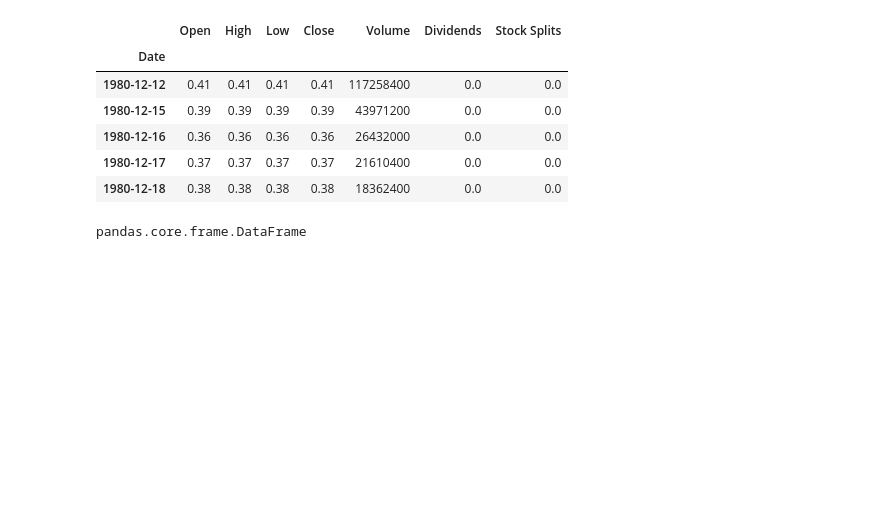
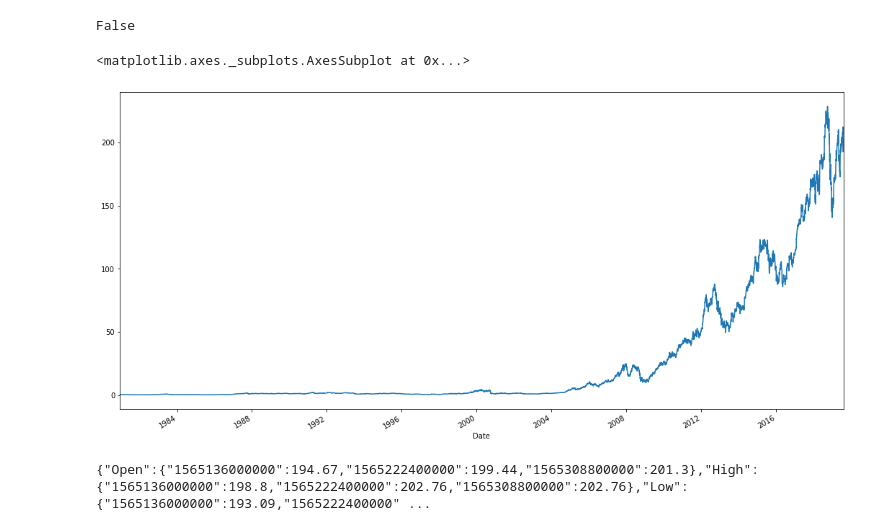
Before and after one commit to OLDdriver2/echarts, a Jupyter notebook: Untitled.ipynb, the cells around one changed output. Drawn from its saved outputs; the diff is of its cells as text; code cells hidden in the pictures; blank space fills up the shorter version.

```diff
--- a/Untitled.ipynb
+++ b/Untitled.ipynb
@@ -6 +7,5 @@ aapl=yf.Ticker('AAPL')
+# %%
+not aapl.info
+# %% [output]
+False
 # %%
@@ -8,14 +13,5 @@ his=aapl.history(period='max')
-# %%
-his.head()
-# %% [output]
-|  | Open | High | Low | Close | Volume | Dividends | Stock Splits |
-| Date |  |  |  |  |  |  |  |
-| 1980-12-12 | 0.41 | 0.41 | 0.41 | 0.41 | 117258400 | 0.0 | 0.0 |
-| 1980-12-15 | 0.39 | 0.39 | 0.39 | 0.39 | 43971200 | 0.0 | 0.0 |
-| 1980-12-16 | 0.36 | 0.36 | 0.36 | 0.36 | 26432000 | 0.0 | 0.0 |
-| 1980-12-17 | 0.37 | 0.37 | 0.37 | 0.37 | 21610400 | 0.0 | 0.0 |
-| 1980-12-18 | 0.38 | 0.38 | 0.38 | 0.38 | 18362400 | 0.0 | 0.0 |
-# %%
-type(his)
-# %% [output]
-pandas.core.frame.DataFrame
+# %%
+his.Close.plot(figsize=(18,9))
+# %% [output]
+<matplotlib.axes._subplots.AxesSubplot at 0x...>
+[figure, added]
@@ -21,0 +20,5 @@ pandas.core.frame.DataFrame
+# %%
+h = his.tail(3)
+print(h.to_json())
+# %% [output]
+{"Open":{"1565136000000":194.67,"1565222400000":199.44,"1565308800000":201.3},"High":{"1565136000000":198.8,"1565222400000":202.76,"1565308800000":202.76},"Low":{"1565136000000":193.09,"1565222400000" ...
```
Also changed, not shown: parts of 11 cells of this notebook, 9 other files.
